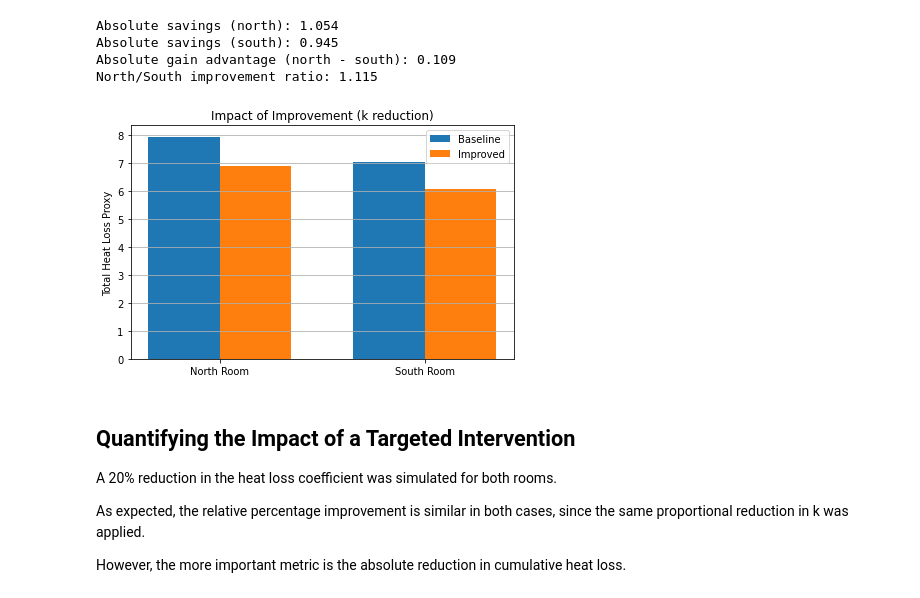
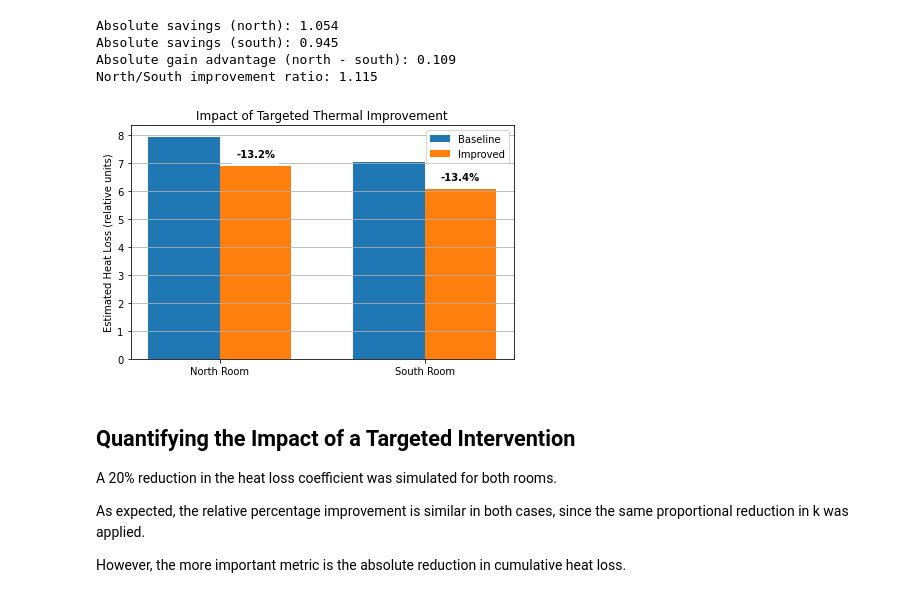
Before and after one commit to sotdousk/residential-thermal-digital-twin, a Jupyter notebook: notebooks/05_actionable_energy_insights.ipynb, the cells around one changed output. Saved outputs shown, nothing was run; the diff lists cells and outputs as text; code cells hidden in the pictures.

Commit message:
Improve figure impact_of_improvement.

```diff
--- a/notebooks/05_actionable_energy_insights.ipynb
+++ b/notebooks/05_actionable_energy_insights.ipynb
@@ -339,27 +339,55 @@ North/South improvement ratio: 1.115
 # %%
 labels = ["North Room", "South Room"]
 baseline = [total_loss_baseline_north, total_loss_baseline_south]
 improved = [total_loss_improved_north, total_loss_improved_south]
 
 x = np.arange(len(labels))
 width = 0.35
 
 plt.figure(figsize=(6,4))
 
 plt.bar(x - width/2, baseline, width, label="Baseline")
 plt.bar(x + width/2, improved, width, label="Improved")
 
 plt.xticks(x, labels)
-plt.ylabel("Total Heat Loss Proxy")
-plt.title("Impact of Improvement (k reduction)")
+plt.ylabel("Estimated Heat Loss (relative units)")
+plt.title("Impact of Targeted Thermal Improvement")
 plt.legend()
 plt.grid(axis='y')
+
+north_reduction_pct = (total_loss_baseline_north - total_loss_improved_north) / total_loss_baseline_north * 100
+south_reduction_pct = (total_loss_baseline_south - total_loss_improved_south) / total_loss_baseline_south * 100
+
+# for i, v in enumerate([total_loss_baseline_north, total_loss_improved_north]):
+#     plt.text(i-0.2, v + 0.1, f"{v:.2f}", fontsize=9)
+
+# for i, v in enumerate([total_loss_baseline_south, total_loss_improved_south]):
+#     plt.text(i+0.2, v + 0.1, f"{v:.2f}", fontsize=9)
+
+for i in range(len(labels)):
+    # position πάνω από το improved bar
+    y_pos = improved[i] + 0.3
+
+    if i == 0:
+        pct = north_reduction_pct
+    else:
+        pct = south_reduction_pct
+
+    plt.text(
+        x[i] + width/2,
+        y_pos,
+        f"-{pct:.1f}%",
+        ha='center',
+        fontsize=10,
+        fontweight='bold',
+        bbox=dict(facecolor='white', alpha=0.8, edgecolor='none')
+    )
 
 plt.tight_layout()
 
 plt.savefig("../reports/figures/05_actionable_energy_insights/impact_of_improvement.png", dpi=300, facecolor='white')
 # %% [output]
-[figure, old version]
+[figure, new version]
 # %% [markdown]
 ## Quantifying the Impact of a Targeted Intervention
 
```
Also changed, not shown: 6 other files.
